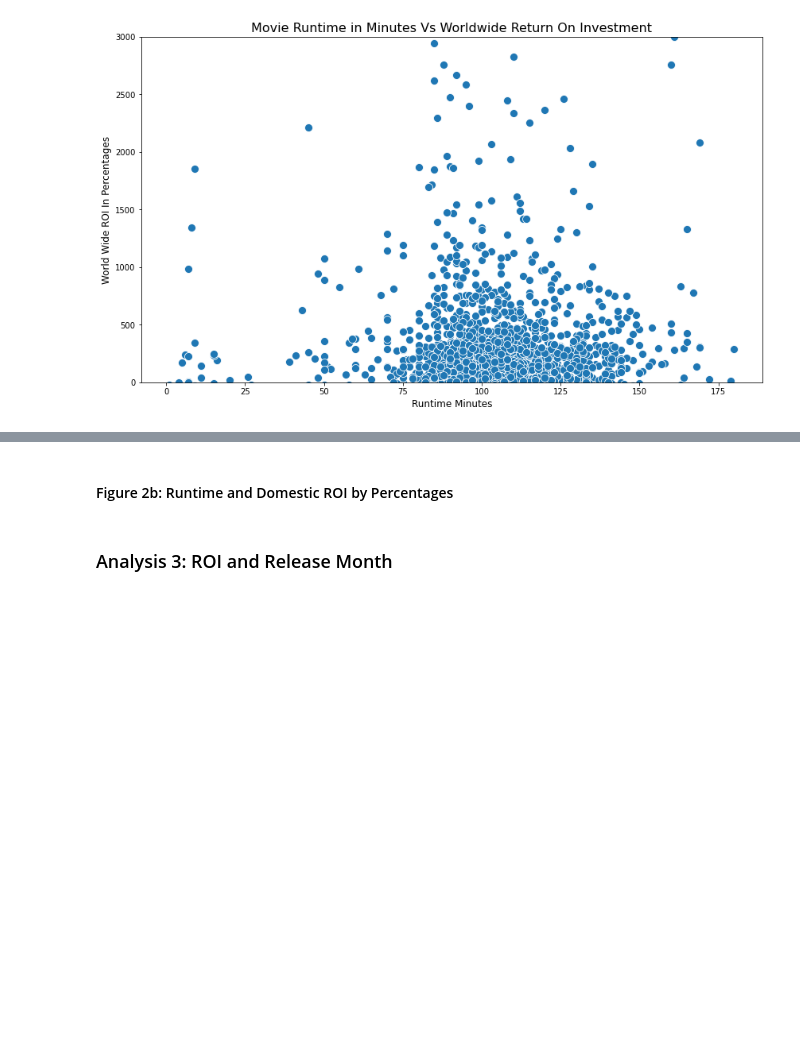
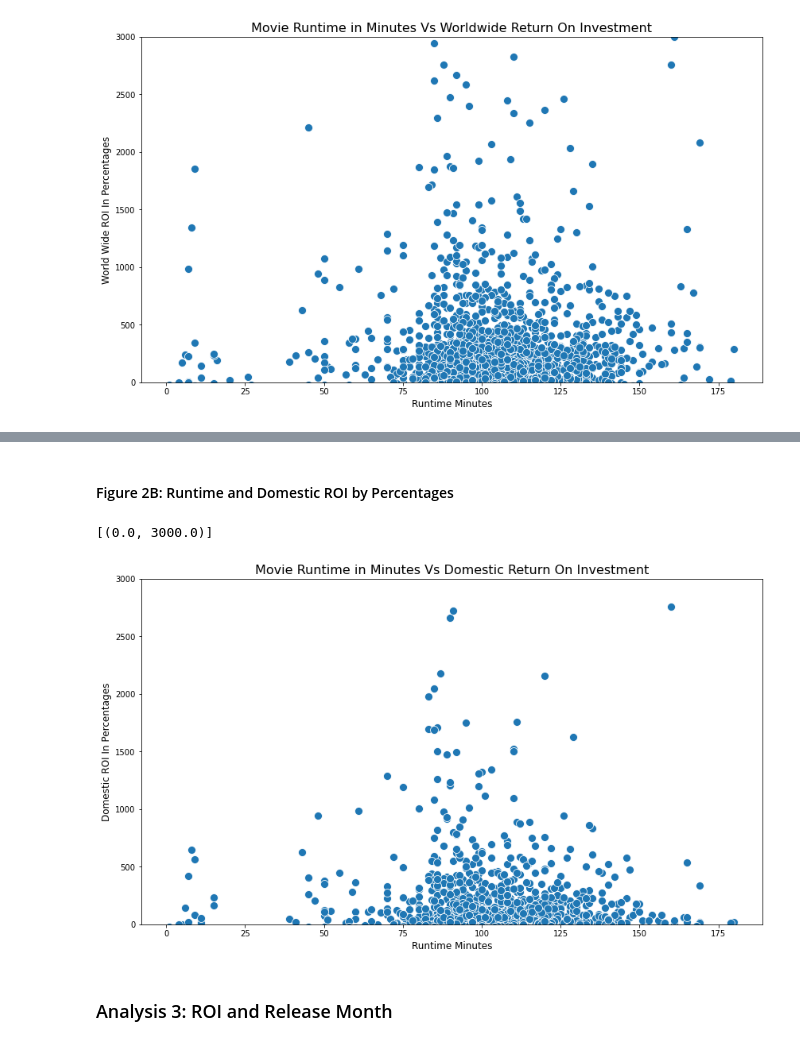
Before and after one commit to sarahadamsjack/phase-1-project-1, a Jupyter notebook: phase-1-project.ipynb, the cells around one changed output, grey strips where cells are left out. Cells and saved outputs as stored; diff of their text form; code cells hidden in the pictures; blank space fills up the shorter version.

Commit message:
Updated analysis B charts

```diff
--- a/phase-1-project.ipynb
+++ b/phase-1-project.ipynb
@@ -305,19 +315,23 @@ chart_1.describe()
 #Joining runtime_minutes and domestic_ROI_perc columns
 chart_2 = master_data['runtime_minutes'].to_frame().join(master_data['domestic_ROI_perc'])
 # %% [markdown]
-#### Figure 2b: Runtime and Domestic ROI by Percentages
+#### Figure 2B: Runtime and Domestic ROI by Percentages
 # %%
-# Visualization of Runtime and Domestic ROI using Seaborn.
+# Visualization of Runtime and Worldwide ROI using Seaborn.
 fig, ax = plt.subplots(figsize = (14, 8))
-plt.xticks(fontsize=14, rotation=0)
-x_2= chart_2['runtime_minutes']
-y_2 = chart_2['domestic_ROI_perc']
-ax= sns.scatterplot(x = x_df, y = y_df, data = chart_1, hue = 'runtime_minutes', s = 120)
+from numpy import median
+x_df= chart_2['runtime_minutes']
+y_df = chart_2['domestic_ROI_perc']
+ax= sns.scatterplot(x = x_df, y = y_df, data = chart_1, s = 100)
 
 # Setting titles and adjusting the font size.
-ax.set_title("Movie Runtime Vs Domestic Return On Investment", fontsize = 16)
+ax.set_title("Movie Runtime in Minutes Vs Domestic Return On Investment", fontsize = 16)
 ax.set_ylabel("Domestic ROI In Percentages", fontsize = 12)
 ax.set_xlabel("Runtime Minutes", fontsize = 12)
+ax.set(ylim=(0,3000))
+# %% [output]
+[(0.0, 3000.0)]
+[figure, added]
 # %%
 # Most movies are between 80 - 125 minutes with an average runtime of 102 minutes.
 # Domestic mean average ROI is about 98% compared to worldwide which is around 270% in ROI.
```
Also changed, not shown: parts of 1 cell of this notebook.
